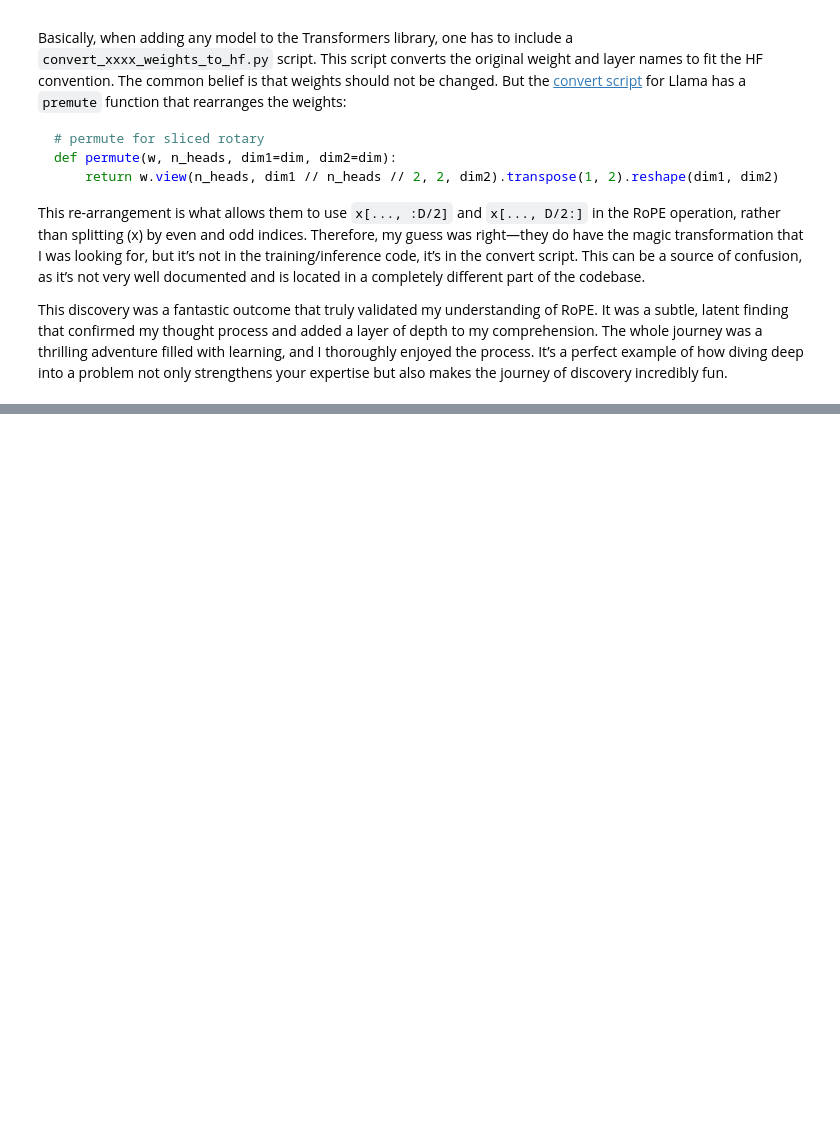
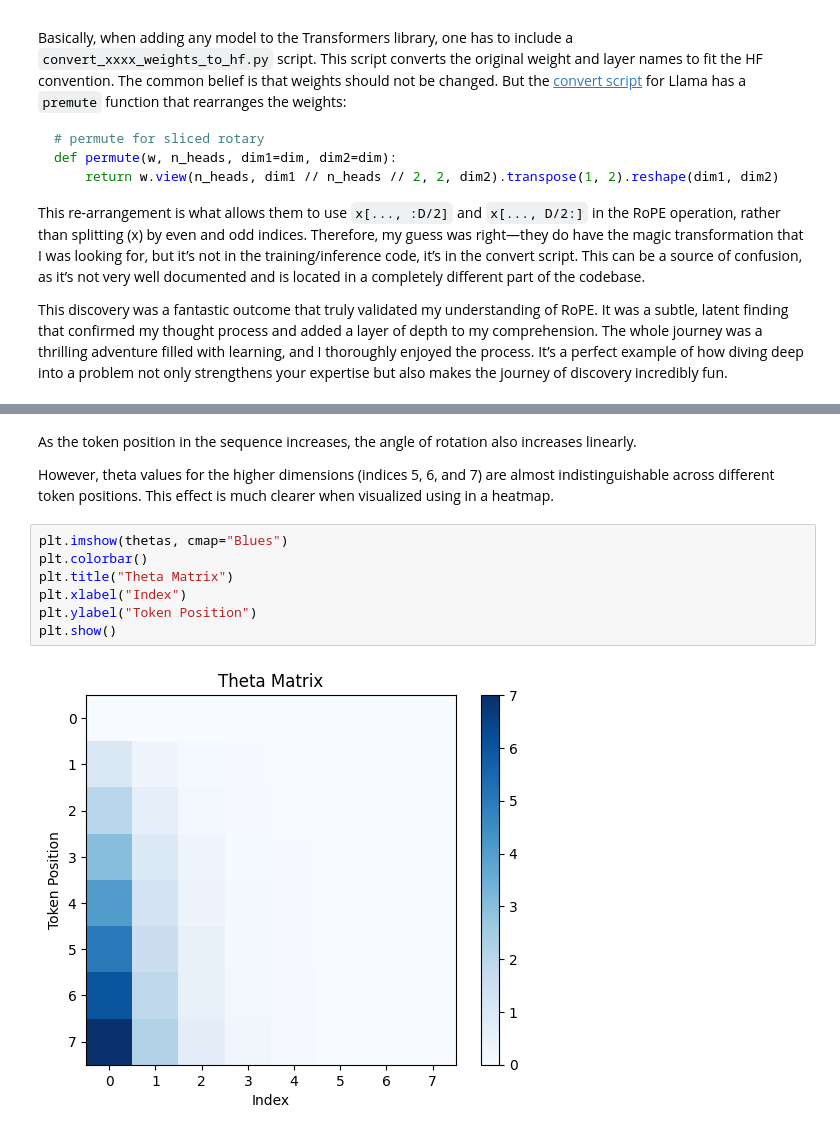
Before and after one commit to Ankur-singh/UnderstandingLLMs, a Jupyter notebook: nbs/Rotary Position Embedding (RoPE).ipynb, the cells around one changed output, grey strips where cells are left out. Drawn from its saved outputs; the diff is of its cells as text; blank space fills up the shorter version.

```diff
--- a/nbs/Rotary Position Embedding (RoPE).ipynb
+++ b/nbs/Rotary Position Embedding (RoPE).ipynb
@@ -261,0 +333,13 @@ This discovery was a fantastic outcome that truly validated my understanding of
+# %% [markdown]
+As the token position in the sequence increases, the angle of rotation also increases linearly.
+
+However, theta values for the higher dimensions (indices 5, 6, and 7) are almost indistinguishable across different token positions. This effect is much clearer when visualized using in a heatmap.
+# %%
+plt.imshow(thetas, cmap="Blues")
+plt.colorbar()
+plt.title("Theta Matrix")
+plt.xlabel("Index")
+plt.ylabel("Token Position")
+plt.show()
+# %% [output]
+[figure, added]
```
Also changed, not shown: parts of 20 cells of this notebook.
